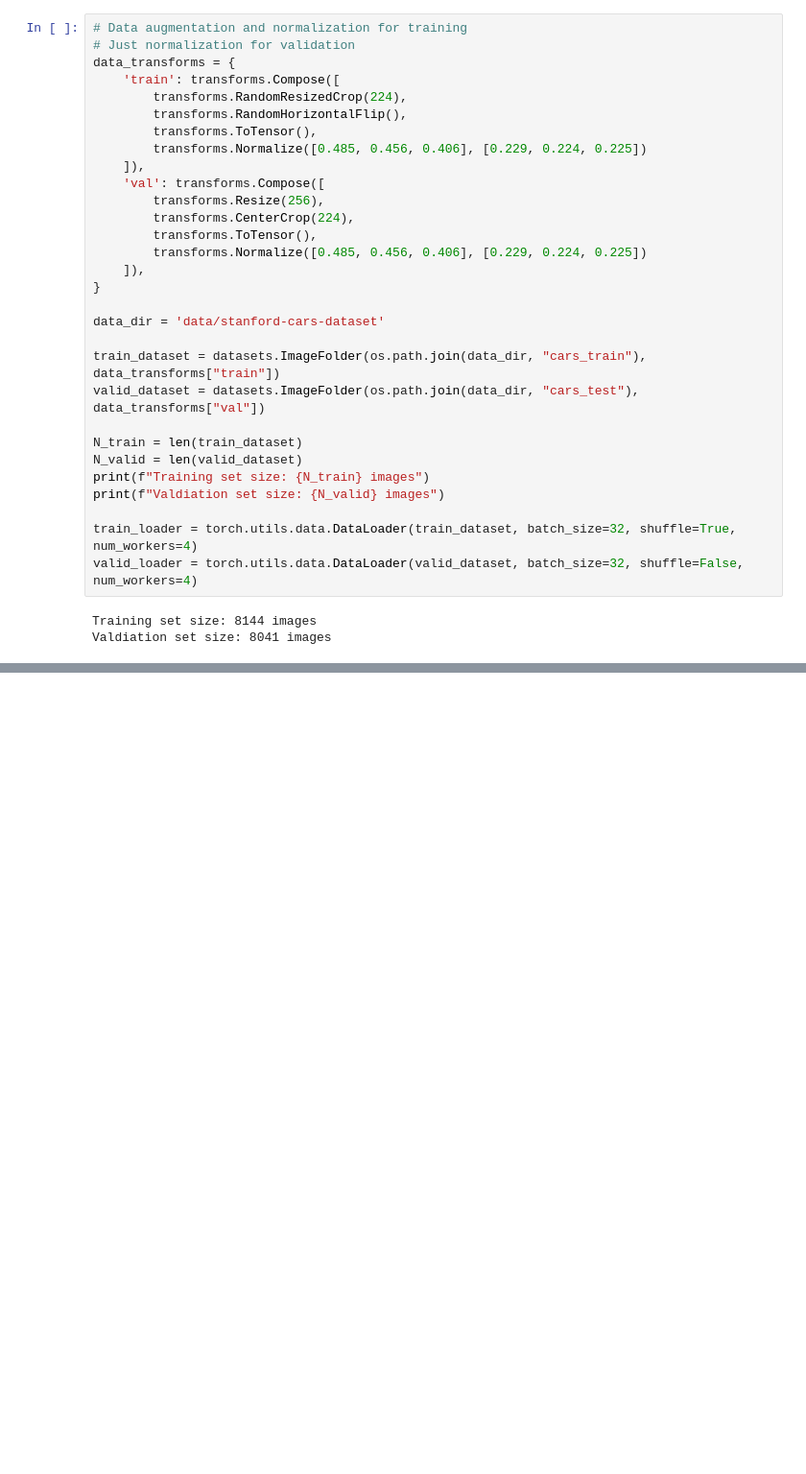
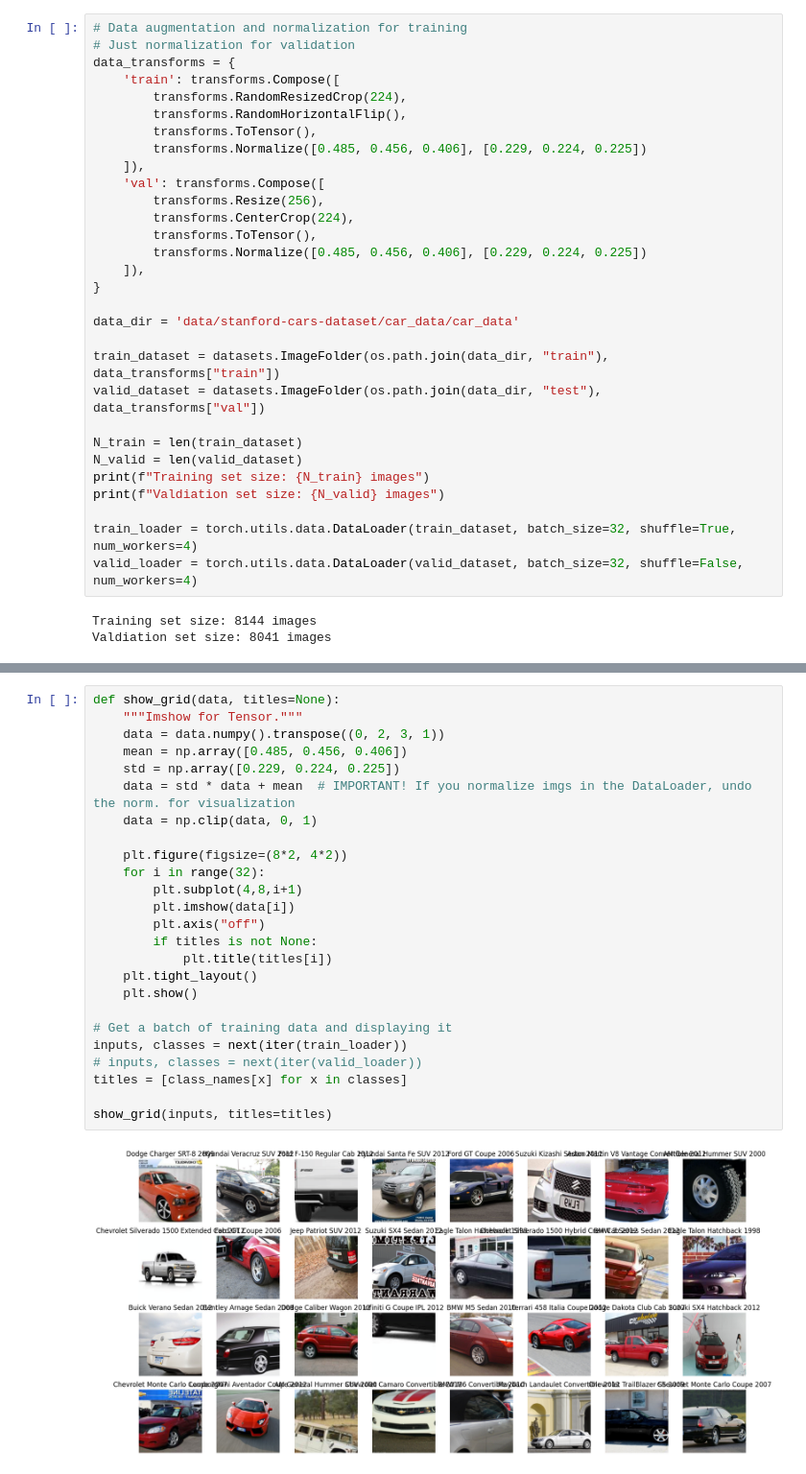
Before and after one commit to Mridul-Krishnan/CudaLab24, a Jupyter notebook: Lab Work/CUDA_Assignment_3.ipynb, the cells around one changed output, grey strips where cells are left out. Shown at 96% size. Cells and saved outputs as stored; diff of their text form; blank space fills up the shorter version.

```diff
--- a/Lab Work/CUDA_Assignment_3.ipynb
+++ b/Lab Work/CUDA_Assignment_3.ipynb
@@ -35,10 +40,10 @@ data_transforms = {
     ]),
 }
 
-data_dir = 'data/stanford-cars-dataset'
+data_dir = 'data/stanford-cars-dataset/car_data/car_data'
 
-train_dataset = datasets.ImageFolder(os.path.join(data_dir, "cars_train"), data_transforms["train"])
-valid_dataset = datasets.ImageFolder(os.path.join(data_dir, "cars_test"), data_transforms["val"])
+train_dataset = datasets.ImageFolder(os.path.join(data_dir, "train"), data_transforms["train"])
+valid_dataset = datasets.ImageFolder(os.path.join(data_dir, "test"), data_transforms["val"])
 
 N_train = len(train_dataset)
 N_valid = len(valid_dataset)
@@ -57,0 +67,27 @@ print(class_names)
+# %%
+def show_grid(data, titles=None):
+    """Imshow for Tensor."""
+    data = data.numpy().transpose((0, 2, 3, 1))
+    mean = np.array([0.485, 0.456, 0.406])
+    std = np.array([0.229, 0.224, 0.225])
+    data = std * data + mean  # IMPORTANT! If you normalize imgs in the DataLoader, undo the norm. for visualization
+    data = np.clip(data, 0, 1)
+
+    plt.figure(figsize=(8*2, 4*2))
+    for i in range(32):
+        plt.subplot(4,8,i+1)
+        plt.imshow(data[i])
+        plt.axis("off")
+        if titles is not None:
+            plt.title(titles[i])
+    plt.tight_layout()
+    plt.show()
+
+# Get a batch of training data and displaying it
+inputs, classes = next(iter(train_loader))
+# inputs, classes = next(iter(valid_loader))
+titles = [class_names[x] for x in classes]
+
+show_grid(inputs, titles=titles)
+# %% [output]
+[figure, added]
```
Also changed, not shown: parts of 21 cells of this notebook.
